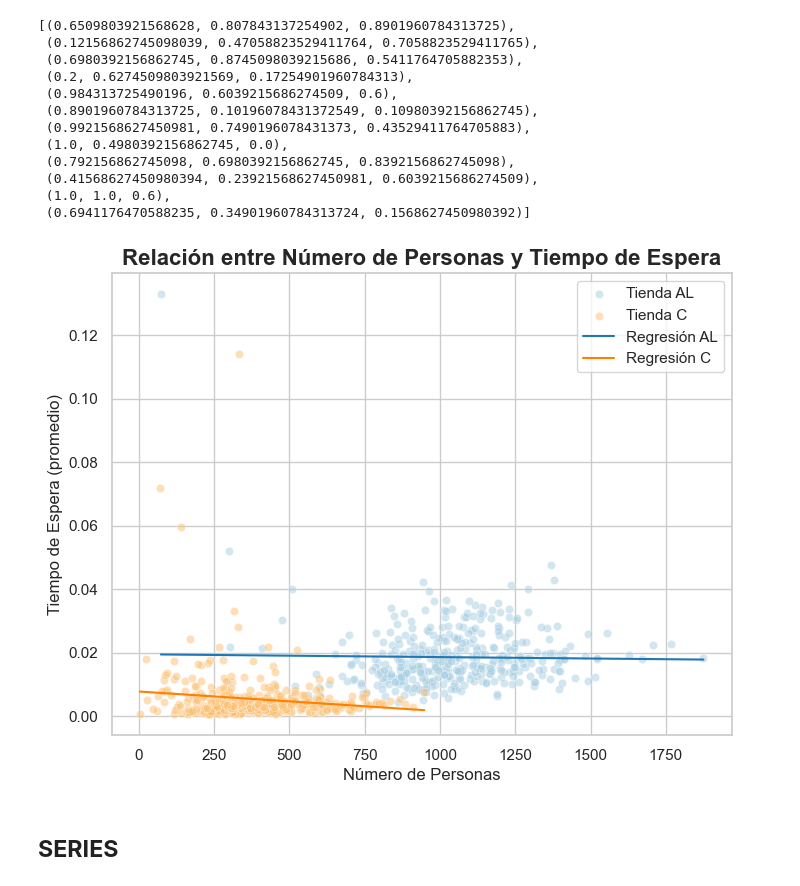
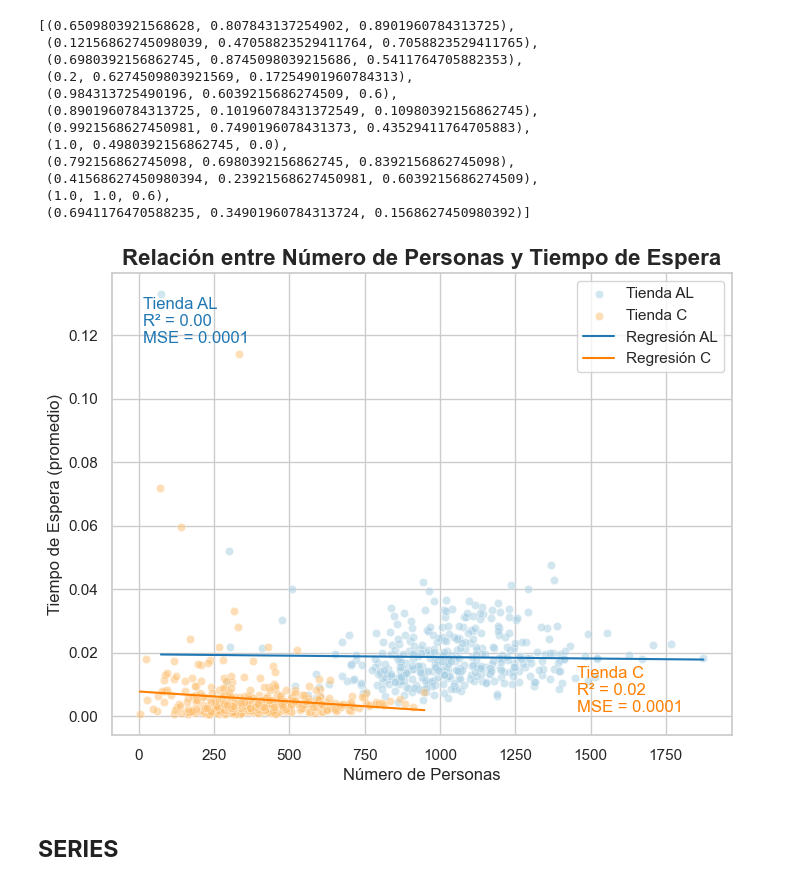
Before and after one commit to heritaco/Discipulos-del-Caracol, a Jupyter notebook: 01-Comparacion-2-tiendas.ipynb, the cells around one changed output. Drawn from its saved outputs; the diff is of its cells as text; code cells hidden in the pictures.

```diff
--- a/02-ts.ipynb
+++ b/01-Comparacion-2-tiendas.ipynb
@@ -4,7 +4,7 @@
 import pandas as pd
 import numpy as np
 # %%
-data = pd.read_csv(r'C:\Heri\GitHub\.Semester\Discipulos-del-Caracol\data_sst_reto_coppel.csv')
+data = pd.read_csv(r'data_sst_reto_coppel.csv')
 # %%
 # the first column is the index
 data = data.set_index(data.columns[0])
@@ -444,39 +444,55 @@ sns.color_palette("Paired")
  (1.0, 1.0, 0.6),
  (0.6941176470588235, 0.34901960784313724, 0.1568627450980392)]
 # %%
+from sklearn.metrics import r2_score, mean_squared_error
+
 plt.figure(figsize=(8, 6))
 pal = sns.color_palette("Paired", 10)
 
 # Scatter plots with palette colors
 sns.scatterplot(x=tiendas[('AL', 'Personas')], y=tiendas[('AL', 'espera')],
                 label='Tienda AL', alpha=0.5, color=pal[0])
 sns.scatterplot(x=tiendas[('C', 'Personas')], y=tiendas[('C', 'espera')],
                 label='Tienda C', alpha=0.5, color=pal[6])
 
 # Regression line for Tienda AL
 x_al = tiendas[('AL', 'Personas')]
 y_al = tiendas[('AL', 'espera')]
 coef_al = np.polyfit(x_al, y_al, 1)
 poly_al = np.poly1d(coef_al)
 x_al_sorted = np.sort(x_al)
 plt.plot(x_al_sorted, poly_al(x_al_sorted), color=pal[1], label='Regresión AL')
 
 # Regression line for Tienda C
 x_c = tiendas[('C', 'Personas')]
 y_c = tiendas[('C', 'espera')]
 coef_c = np.polyfit(x_c, y_c, 1)
 poly_c = np.poly1d(coef_c)
 x_c_sorted = np.sort(x_c)
 plt.plot(x_c_sorted, poly_c(x_c_sorted), color=pal[7], label='Regresión C')
 
+# Compute metrics for Tienda AL
+r2_al = r2_score(y_al, poly_al(x_al))
+mse_al = mean_squared_error(y_al, poly_al(x_al))
+
+# Compute metrics for Tienda C
+r2_c = r2_score(y_c, poly_c(x_c))
+mse_c = mean_squared_error(y_c, poly_c(x_c))
+
+# Annotate the metrics on the plot
+plt.text(0.05, 0.95, f"Tienda AL\nR² = {r2_al:.2f}\nMSE = {mse_al:.4f}",
+         transform=plt.gca().transAxes, color=pal[1], verticalalignment='top')
+plt.text(0.75, 0.05, f"Tienda C\nR² = {r2_c:.2f}\nMSE = {mse_c:.4f}",
+         transform=plt.gca().transAxes, color=pal[7])
+
 plt.title('Relación entre Número de Personas y Tiempo de Espera', fontsize=16, fontweight='bold')
 plt.xlabel('Número de Personas')
 plt.ylabel('Tiempo de Espera (promedio)')
 plt.legend()
 plt.savefig('98-relacion_personas_espera.svg', format='svg', bbox_inches='tight')
 plt.show()
 # %% [output]
-[figure, old version]
+[figure, new version]
 # %% [markdown]
 ## **SERIES**
 # %%
```
Also changed, not shown: 3 other files.
